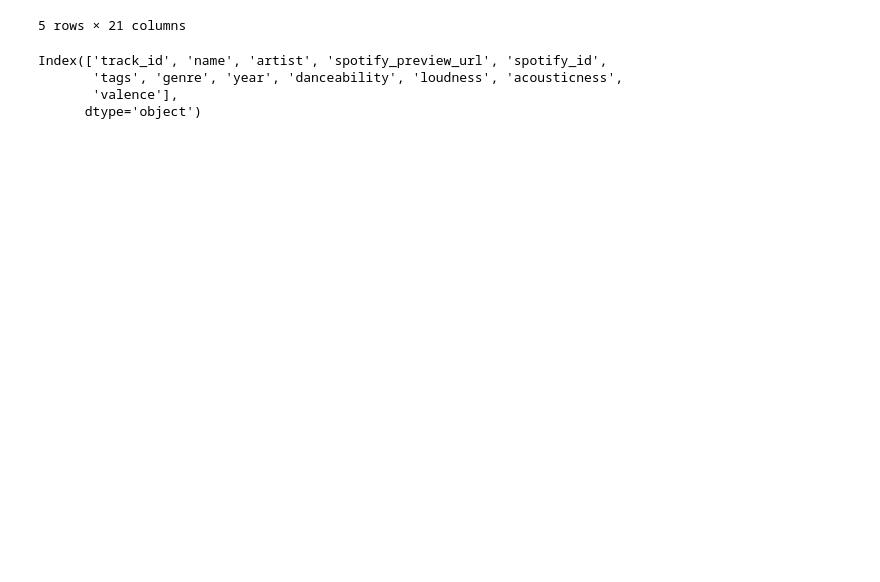
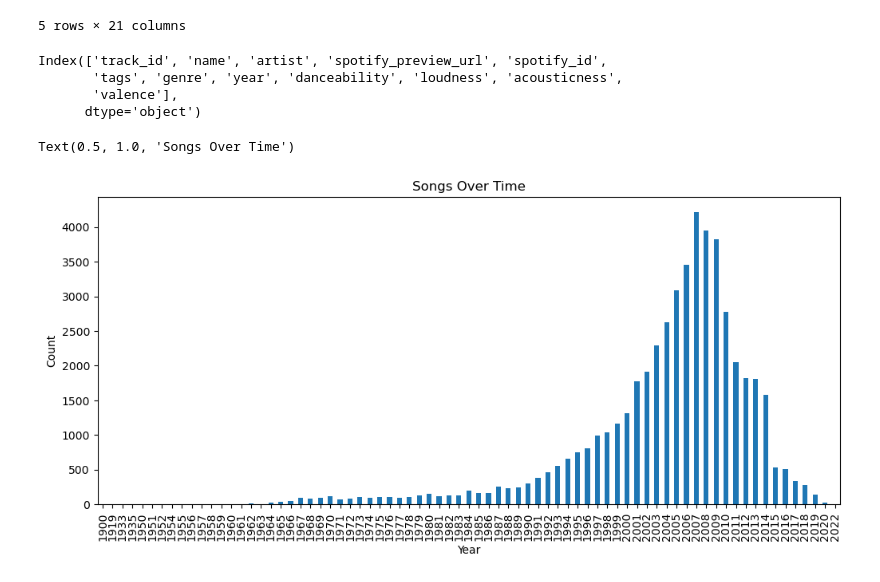
Before and after one commit to sarah-baskin/cover-song-analysis, a Jupyter notebook: million_songs_analysis.ipynb, the cells around one changed output. Drawn from its saved outputs; the diff is of its cells as text; code cells hidden in the pictures; blank space fills up the shorter version.

Commit message:
adding song over time analysis

```diff
--- a/million_songs_analysis.ipynb
+++ b/million_songs_analysis.ipynb
@@ -24,3 +25,12 @@ Index(['track_id', 'name', 'artist', 'spotify_preview_url', 'spotify_id',
       dtype='object')
 # %%
 df['valence'] = df['valence'].apply(lambda x: (1-(-1)) * ((x - 0)/(1-0)) + 1)
+# %%
+fig = df['year'].value_counts().sort_index().plot(kind="bar", figsize=(12,5))
+
+fig.set_xlabel("Year")
+fig.set_ylabel("Count")
+fig.set_title("Songs Over Time")
+# %% [output]
+Text(0.5, 1.0, 'Songs Over Time')
+[figure, added]
```
Also changed, not shown: parts of 1 cell of this notebook.
